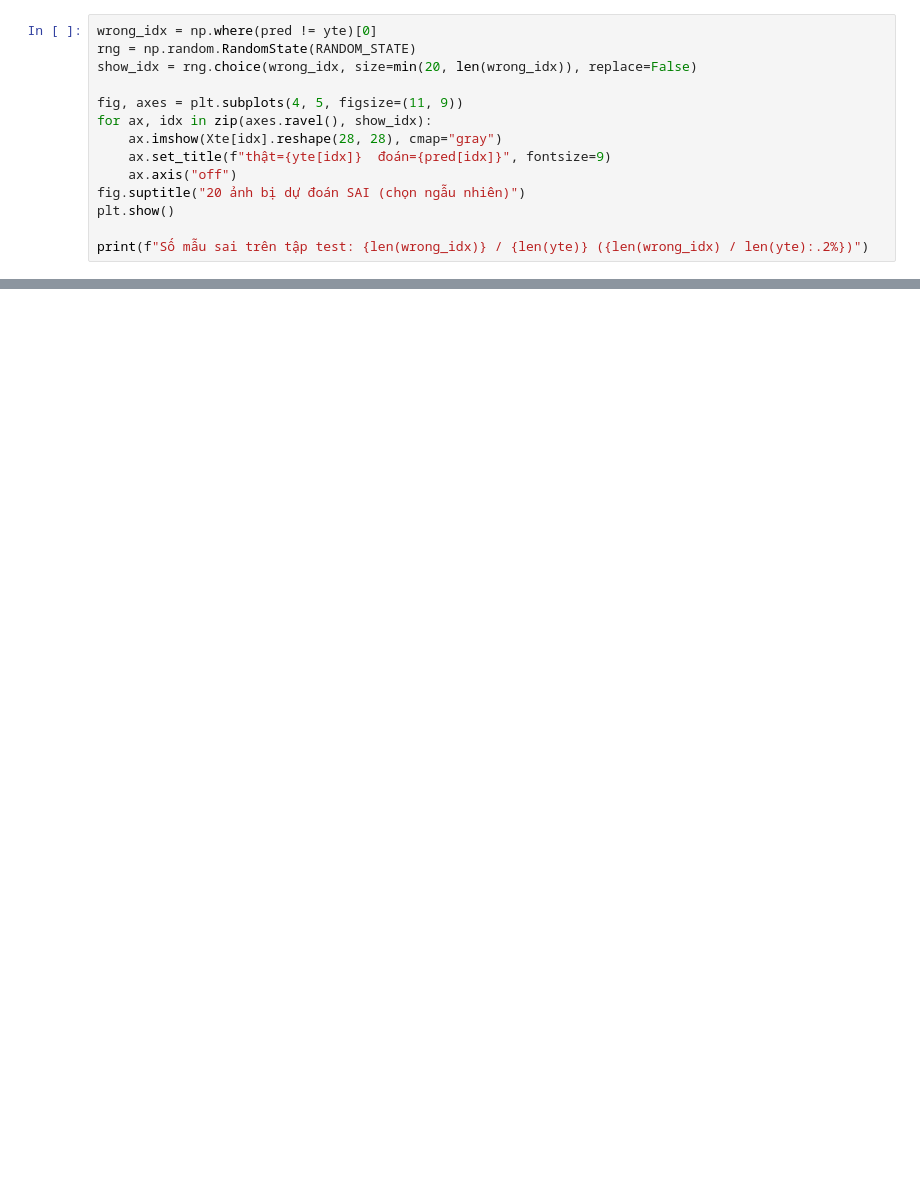
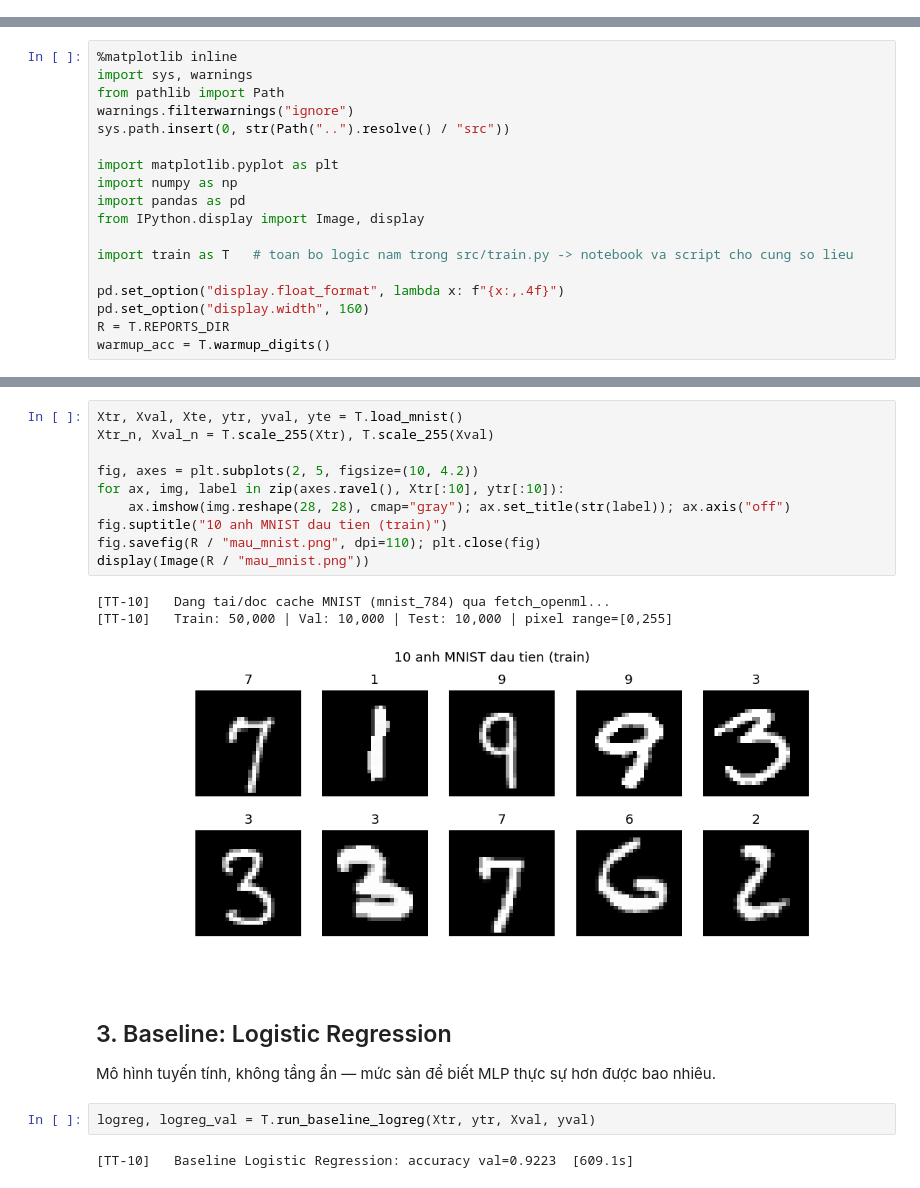
Before and after one commit to linhsand/CatLinh_lab_Machinelearning, a Jupyter notebook: 01-Hoc-May/01-Phan-Loai/TT-10-MLP-Classifier/notebooks/mlp_digits.ipynb, the cells around one changed output, grey strips where cells are left out. Drawn from its saved outputs; the diff is of its cells as text; blank space fills up the shorter version.

```diff
--- a/01-Hoc-May/01-Phan-Loai/TT-10-MLP-Classifier/notebooks/mlp_digits.ipynb
+++ b/01-Hoc-May/01-Phan-Loai/TT-10-MLP-Classifier/notebooks/mlp_digits.ipynb
@@ -384,14 +0,0 @@ và củng cố lý do cần cơ chế human-in-the-loop ở bước 12.
-# %%
-wrong_idx = np.where(pred != yte)[0]
-rng = np.random.RandomState(RANDOM_STATE)
-show_idx = rng.choice(wrong_idx, size=min(20, len(wrong_idx)), replace=False)
-
-fig, axes = plt.subplots(4, 5, figsize=(11, 9))
-for ax, idx in zip(axes.ravel(), show_idx):
-    ax.imshow(Xte[idx].reshape(28, 28), cmap="gray")
-    ax.set_title(f"thật={yte[idx]}  đoán={pred[idx]}", fontsize=9)
-    ax.axis("off")
-fig.suptitle("20 ảnh bị dự đoán SAI (chọn ngẫu nhiên)")
-plt.show()
-
-print(f"Số mẫu sai trên tập test: {len(wrong_idx)} / {len(yte)} ({len(wrong_idx) / len(yte):.2%})")
@@ -488,0 +23,18 @@ quả tự động.
+# %%
+%matplotlib inline
+import sys, warnings
+from pathlib import Path
+warnings.filterwarnings("ignore")
+sys.path.insert(0, str(Path("..").resolve() / "src"))
+
+import matplotlib.pyplot as plt
+import numpy as np
+import pandas as pd
+from IPython.display import Image, display
+
+import train as T   # toan bo logic nam trong src/train.py -> notebook va script cho cung so lieu
+
+pd.set_option("display.float_format", lambda x: f"{x:,.4f}")
+pd.set_option("display.width", 160)
+R = T.REPORTS_DIR
+warmup_acc = T.warmup_digits()
@@ -488,0 +49,21 @@ quả tự động.
+# %%
+Xtr, Xval, Xte, ytr, yval, yte = T.load_mnist()
+Xtr_n, Xval_n = T.scale_255(Xtr), T.scale_255(Xval)
+
+fig, axes = plt.subplots(2, 5, figsize=(10, 4.2))
+for ax, img, label in zip(axes.ravel(), Xtr[:10], ytr[:10]):
+    ax.imshow(img.reshape(28, 28), cmap="gray"); ax.set_title(str(label)); ax.axis("off")
+fig.suptitle("10 anh MNIST dau tien (train)")
+fig.savefig(R / "mau_mnist.png", dpi=110); plt.close(fig)
+display(Image(R / "mau_mnist.png"))
+# %% [output]
+[TT-10]   Dang tai/doc cache MNIST (mnist_784) qua fetch_openml...
+[TT-10]   Train: 50,000 | Val: 10,000 | Test: 10,000 | pixel range=[0,255]
+[figure, added]
+# %% [markdown]
+## 3. Baseline: Logistic Regression
+Mô hình tuyến tính, không tầng ẩn — mức sàn để biết MLP thực sự hơn được bao nhiêu.
+# %%
+logreg, logreg_val = T.run_baseline_logreg(Xtr, ytr, Xval, yval)
+# %% [output]
+[TT-10]   Baseline Logistic Regression: accuracy val=0.9223  [609.1s]
```
Also changed, not shown: parts of 66 cells of this notebook, 54 other files.
